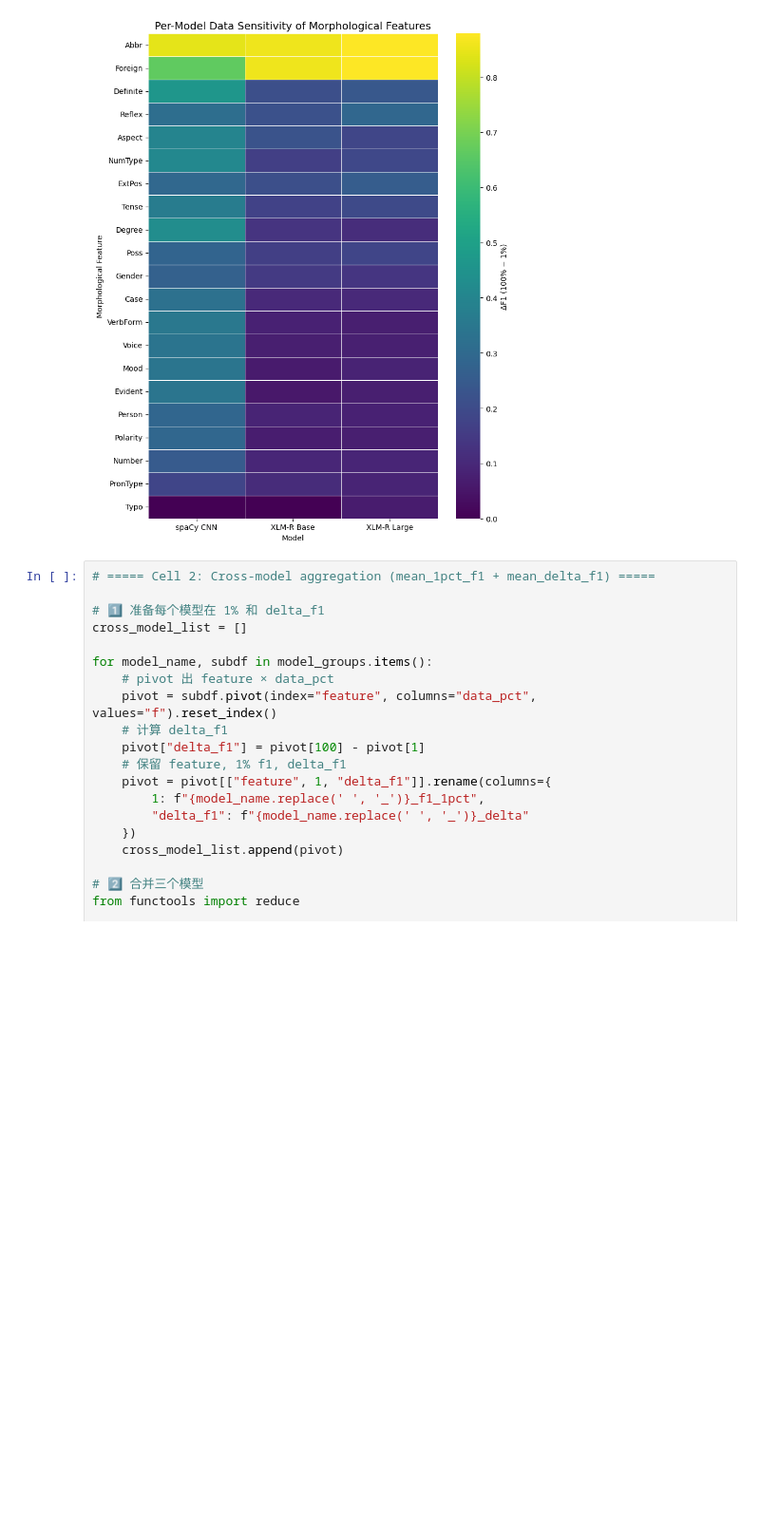
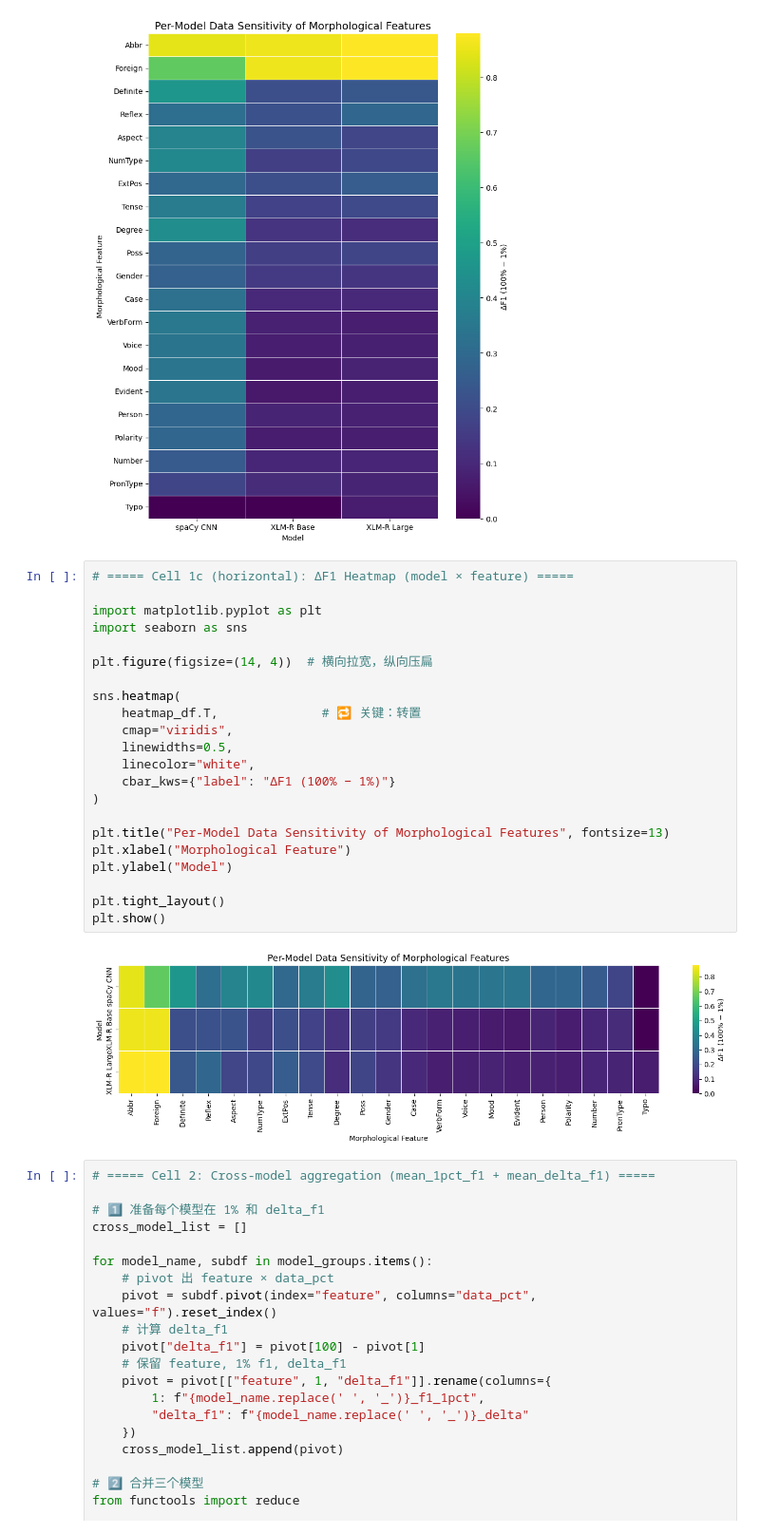
Before and after one commit to JesseLau24/Fengdi_Huang_Master_Thesis_Repo, a Jupyter notebook: 3_fine_grain_morph.ipynb, the cells around one changed output. Shown: that part at 95% size. Drawn from its saved outputs; the diff is of its cells as text; blank space fills up the shorter version.

```diff
--- a/3_fine_grain_morph.ipynb
+++ b/3_fine_grain_morph.ipynb
@@ -178,6 +178,30 @@ plt.tight_layout()
 plt.show()
 # %% [output]
 [figure]
+# %%
+# ===== Cell 1c (horizontal): ΔF1 Heatmap (model × feature) =====
+
+import matplotlib.pyplot as plt
+import seaborn as sns
+
+plt.figure(figsize=(14, 4))  # 横向拉宽，纵向压扁
+
+sns.heatmap(
+    heatmap_df.T,              # 🔁 关键：转置
+    cmap="viridis",
+    linewidths=0.5,
+    linecolor="white",
+    cbar_kws={"label": "ΔF1 (100% − 1%)"}
+)
+
+plt.title("Per-Model Data Sensitivity of Morphological Features", fontsize=13)
+plt.xlabel("Morphological Feature")
+plt.ylabel("Model")
+
+plt.tight_layout()
+plt.show()
+# %% [output]
+[figure, added]
 # %%
 # ===== Cell 2: Cross-model aggregation (mean_1pct_f1 + mean_delta_f1) =====
 
```
